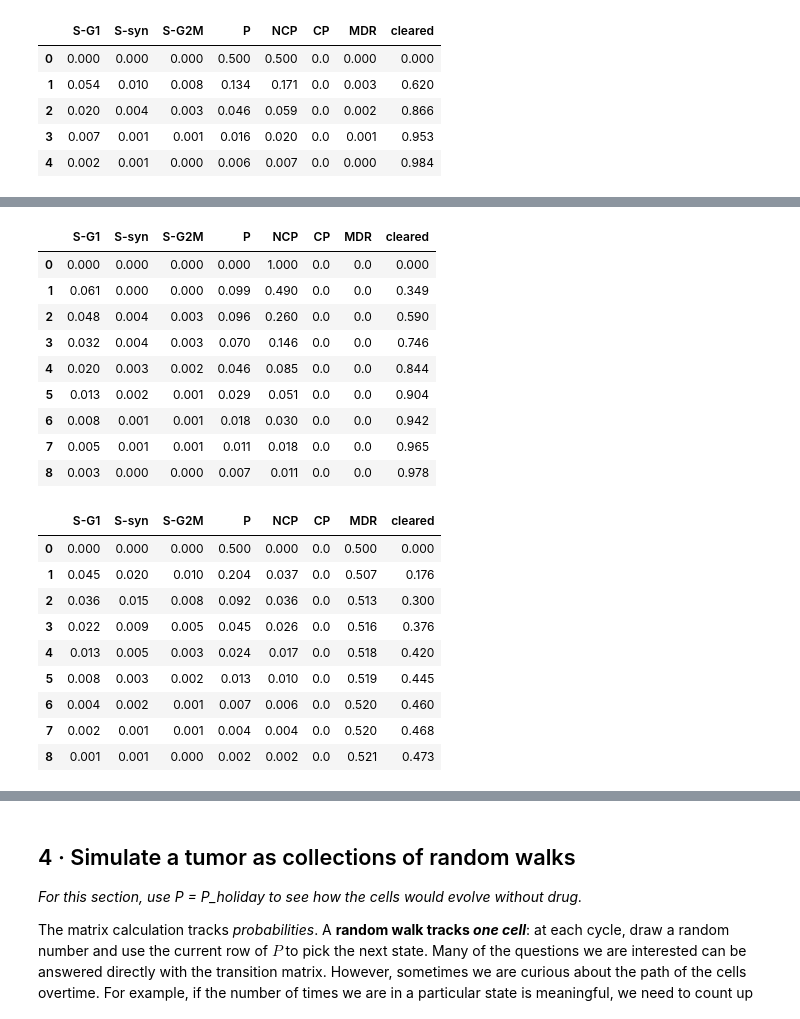
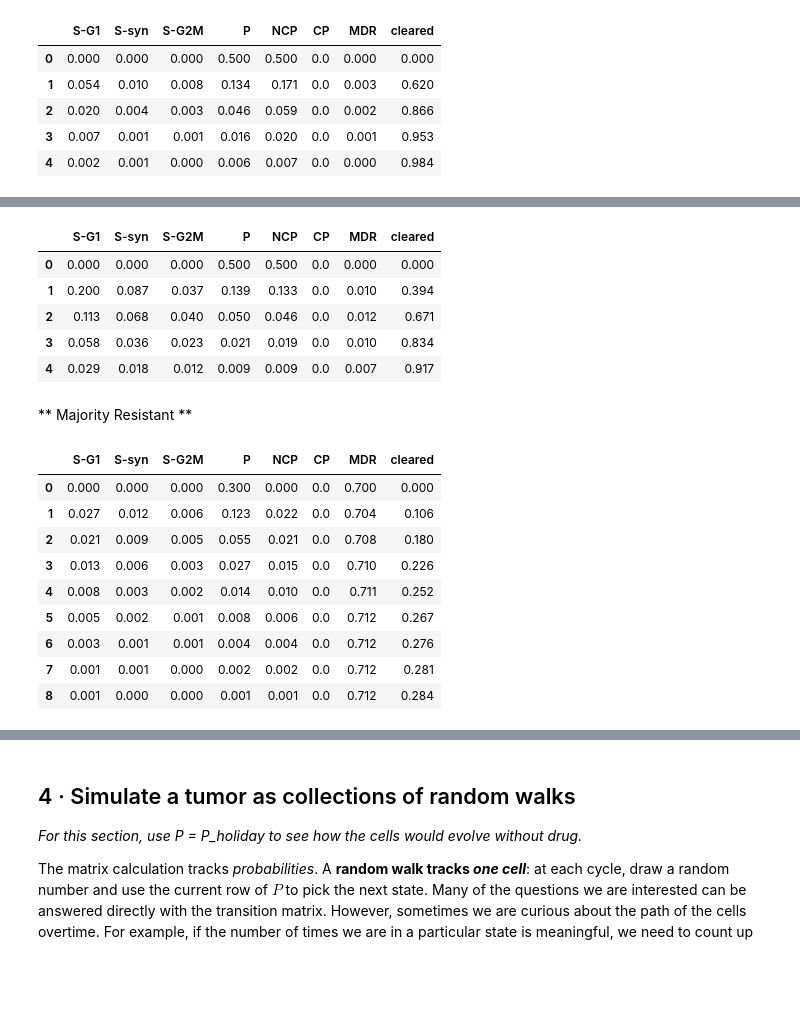
Before and after one commit to sayuri005/uu_markov, a Jupyter notebook: lab_2/Lab09_markov_chain_cells.ipynb, the cells around one changed output, grey strips where cells are left out. Drawn from its saved outputs; the diff is of its cells as text; code cells hidden in the pictures; blank space fills up the shorter version.

```diff
--- a/lab_2/Lab09_markov_chain_cells.ipynb
+++ b/lab_2/Lab09_markov_chain_cells.ipynb
@@ -553,4 +532,6 @@ Treatment Strategy: Treat with osimeritinib
 # %%
+P_holiday_np = P_holiday.to_numpy()
+
 even = {'S-G1':0.14,
         'S-syn':0.14,
         'S-G2M':0.14,
@@ -560,7 +541,7 @@ even = {'S-G1':0.14,
         'MDR':0.16
         }
 
-ncp_cp = {'S-G1':0,
+all_persisters = {'S-G1':0,
         'S-syn':0,
         'S-G2M':0,
         'P':0.5,
@@ -569,25 +550,15 @@ ncp_cp = {'S-G1':0,
         'MDR':0
 }
 
-four = {'S-G1':0,
+
+majority_resistant = {'S-G1':0,
         'S-syn':0,
         'S-G2M':0,
-        'P':0.25,
-        'NCP':0.25,
-        'CP':0.25,
-        'MDR':0.25
+        'P':0.3,
+        'NCP':0,
+        'CP':0,
+        'MDR':0.7
 }
 
-two = {'S-G1':0,
-        'S-syn':0,
-        'S-G2M':0,
-        'P':0.5,
-        'NCP':0,
-        'CP':0,
-        'MDR':0.5
-}
-
-pi_even = (pd.Series(even).reindex(P_hat.columns,fill_value=0).to_numpy())
-P_doc_osi = P_doc_np @ P_osi_np
-traj = evolve(pi_even,P_doc_osi,4)
-pd.DataFrame(traj, columns=OUTCOMES).round(3)
+pi_persisters = (pd.Series(all_persisters).reindex(P_hat.columns,fill_value=0).to_numpy())
+pi_majority_resistant = (pd.Series(majority_resistant).reindex(P_hat.columns,fill_value=0).to_numpy())
@@ -690,32 +722,28 @@ pd.DataFrame(traj, columns=OUTCOMES).round(3)
 # %%
-basis('NCP', P_hat)
-traj = evolve(basis('NCP',P_hat), P_osi, 8)
+P_doc_holiday = P_doc_np @ P_holiday_np
+traj = evolve(pi_persisters, P_doc_holiday, 4)
 pd.DataFrame(traj, columns=OUTCOMES).round(3)
 # %% [output]
 |  | S-G1 | S-syn | S-G2M | P | NCP | CP | MDR | cleared |
-| 0 | 0.000 | 0.000 | 0.000 | 0.000 | 1.000 | 0.0 | 0.0 | 0.000 |
-| 1 | 0.061 | 0.000 | 0.000 | 0.099 | 0.490 | 0.0 | 0.0 | 0.349 |
-| 2 | 0.048 | 0.004 | 0.003 | 0.096 | 0.260 | 0.0 | 0.0 | 0.590 |
-| 3 | 0.032 | 0.004 | 0.003 | 0.070 | 0.146 | 0.0 | 0.0 | 0.746 |
-| 4 | 0.020 | 0.003 | 0.002 | 0.046 | 0.085 | 0.0 | 0.0 | 0.844 |
-| 5 | 0.013 | 0.002 | 0.001 | 0.029 | 0.051 | 0.0 | 0.0 | 0.904 |
-| 6 | 0.008 | 0.001 | 0.001 | 0.018 | 0.030 | 0.0 | 0.0 | 0.942 |
-| 7 | 0.005 | 0.001 | 0.001 | 0.011 | 0.018 | 0.0 | 0.0 | 0.965 |
-| 8 | 0.003 | 0.000 | 0.000 | 0.007 | 0.011 | 0.0 | 0.0 | 0.978 |
+| 0 | 0.000 | 0.000 | 0.000 | 0.500 | 0.500 | 0.0 | 0.000 | 0.000 |
+| 1 | 0.200 | 0.087 | 0.037 | 0.139 | 0.133 | 0.0 | 0.010 | 0.394 |
+| 2 | 0.113 | 0.068 | 0.040 | 0.050 | 0.046 | 0.0 | 0.012 | 0.671 |
+| 3 | 0.058 | 0.036 | 0.023 | 0.021 | 0.019 | 0.0 | 0.010 | 0.834 |
+| 4 | 0.029 | 0.018 | 0.012 | 0.009 | 0.009 | 0.0 | 0.007 | 0.917 |
+# %% [markdown]
+** Majority Resistant **
 # %%
-pi_four = (pd.Series(two).reindex(P_hat.columns,fill_value=0).to_numpy())
-#P_doc_osi = P_doc_np @ P_osi_np
-traj = evolve(pi_four,P_doc_np,8)
+traj = evolve(pi_majority_resistant,P_doc_np,8)
 pd.DataFrame(traj, columns=OUTCOMES).round(3)
 # %% [output]
 |  | S-G1 | S-syn | S-G2M | P | NCP | CP | MDR | cleared |
-| 0 | 0.000 | 0.000 | 0.000 | 0.500 | 0.000 | 0.0 | 0.500 | 0.000 |
-| 1 | 0.045 | 0.020 | 0.010 | 0.204 | 0.037 | 0.0 | 0.507 | 0.176 |
-| 2 | 0.036 | 0.015 | 0.008 | 0.092 | 0.036 | 0.0 | 0.513 | 0.300 |
-| 3 | 0.022 | 0.009 | 0.005 | 0.045 | 0.026 | 0.0 | 0.516 | 0.376 |
-| 4 | 0.013 | 0.005 | 0.003 | 0.024 | 0.017 | 0.0 | 0.518 | 0.420 |
-| 5 | 0.008 | 0.003 | 0.002 | 0.013 | 0.010 | 0.0 | 0.519 | 0.445 |
-| 6 | 0.004 | 0.002 | 0.001 | 0.007 | 0.006 | 0.0 | 0.520 | 0.460 |
-| 7 | 0.002 | 0.001 | 0.001 | 0.004 | 0.004 | 0.0 | 0.520 | 0.468 |
-| 8 | 0.001 | 0.001 | 0.000 | 0.002 | 0.002 | 0.0 | 0.521 | 0.473 |
+| 0 | 0.000 | 0.000 | 0.000 | 0.300 | 0.000 | 0.0 | 0.700 | 0.000 |
+| 1 | 0.027 | 0.012 | 0.006 | 0.123 | 0.022 | 0.0 | 0.704 | 0.106 |
+| 2 | 0.021 | 0.009 | 0.005 | 0.055 | 0.021 | 0.0 | 0.708 | 0.180 |
+| 3 | 0.013 | 0.006 | 0.003 | 0.027 | 0.015 | 0.0 | 0.710 | 0.226 |
+| 4 | 0.008 | 0.003 | 0.002 | 0.014 | 0.010 | 0.0 | 0.711 | 0.252 |
+| 5 | 0.005 | 0.002 | 0.001 | 0.008 | 0.006 | 0.0 | 0.712 | 0.267 |
+| 6 | 0.003 | 0.001 | 0.001 | 0.004 | 0.004 | 0.0 | 0.712 | 0.276 |
+| 7 | 0.001 | 0.001 | 0.000 | 0.002 | 0.002 | 0.0 | 0.712 | 0.281 |
+| 8 | 0.001 | 0.000 | 0.000 | 0.001 | 0.001 | 0.0 | 0.712 | 0.284 |
 # %%
```
Also changed, not shown: parts of 19 cells of this notebook.
